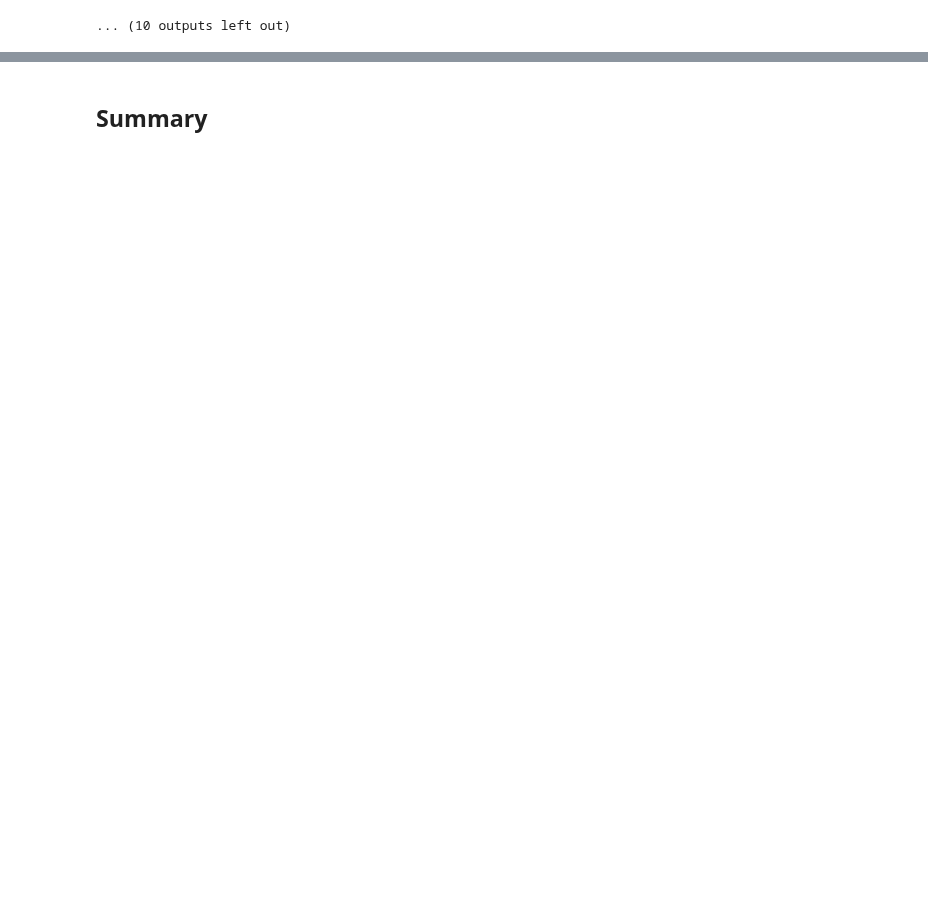
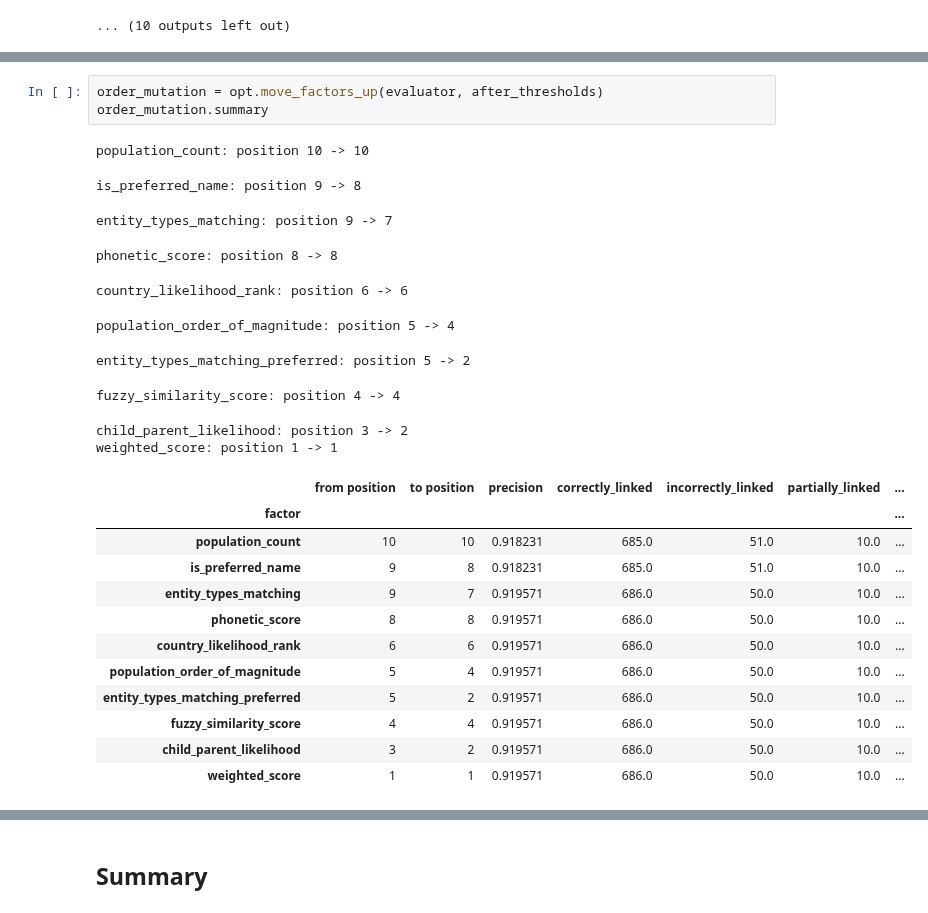
Before and after one commit to ISE-FIZKarlsruhe/bzk-address-parsing, a Jupyter notebook: disambiguation_optimization.ipynb, the cells around one changed output, grey strips where cells are left out. Cells and saved outputs as stored; diff of their text form; blank space fills up the shorter version.

```diff
--- a/disambiguation_optimization.ipynb
+++ b/disambiguation_optimization.ipynb
@@ -291,0 +388,26 @@ opt.display_greedy_steps(order_search, top=5)
+# %%
+order_mutation = opt.move_factors_up(evaluator, after_thresholds)
+order_mutation.summary
+# %% [output]
+population_count: position 10 -> 10
+is_preferred_name: position 9 -> 8
+entity_types_matching: position 9 -> 7
+phonetic_score: position 8 -> 8
+country_likelihood_rank: position 6 -> 6
+population_order_of_magnitude: position 5 -> 4
+entity_types_matching_preferred: position 5 -> 2
+fuzzy_similarity_score: position 4 -> 4
+child_parent_likelihood: position 3 -> 2
+weighted_score: position 1 -> 1
+|  | from position | to position | precision | correctly_linked | incorrectly_linked | partially_linked | ... |
+| factor |  |  |  |  |  |  | ... |
+| population_count | 10 | 10 | 0.918231 | 685.0 | 51.0 | 10.0 | ... |
+| is_preferred_name | 9 | 8 | 0.918231 | 685.0 | 51.0 | 10.0 | ... |
+| entity_types_matching | 9 | 7 | 0.919571 | 686.0 | 50.0 | 10.0 | ... |
+| phonetic_score | 8 | 8 | 0.919571 | 686.0 | 50.0 | 10.0 | ... |
+| country_likelihood_rank | 6 | 6 | 0.919571 | 686.0 | 50.0 | 10.0 | ... |
+| population_order_of_magnitude | 5 | 4 | 0.919571 | 686.0 | 50.0 | 10.0 | ... |
+| entity_types_matching_preferred | 5 | 2 | 0.919571 | 686.0 | 50.0 | 10.0 | ... |
+| fuzzy_similarity_score | 4 | 4 | 0.919571 | 686.0 | 50.0 | 10.0 | ... |
+| child_parent_likelihood | 3 | 2 | 0.919571 | 686.0 | 50.0 | 10.0 | ... |
+| weighted_score | 1 | 1 | 0.919571 | 686.0 | 50.0 | 10.0 | ... |
```
Also changed, not shown: parts of 15 cells of this notebook, 1 other file.
